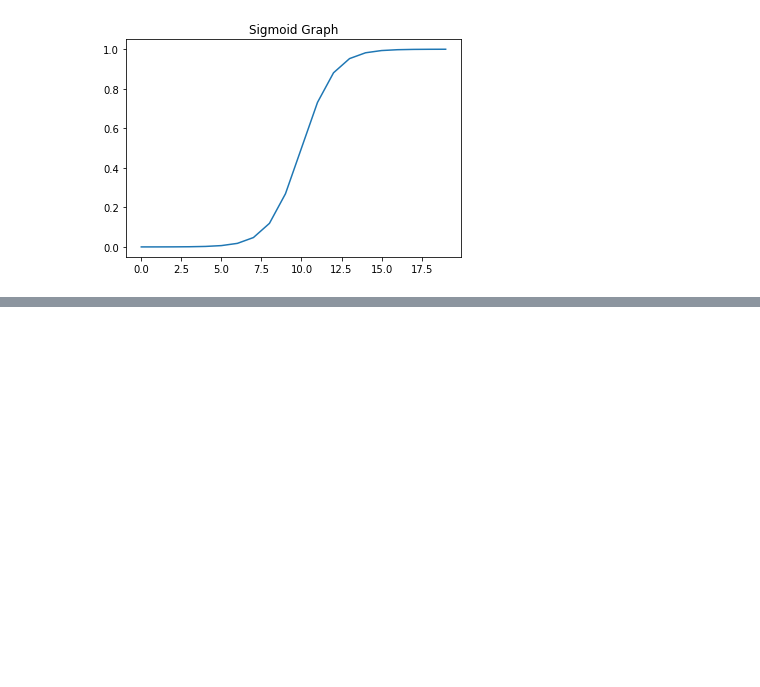
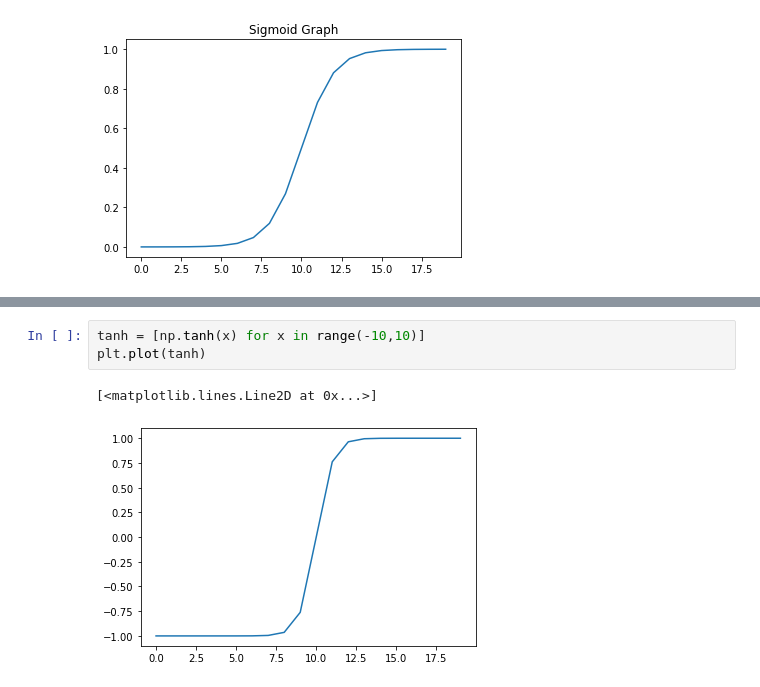
Before and after one commit to theadamsabra/VocalExtractor, a Jupyter notebook: CNN_Notes.ipynb, the cells around one changed output, grey strips where cells are left out. Cells and saved outputs as stored; diff of their text form; blank space fills up the shorter version.

```diff
--- a/CNN_Notes.ipynb
+++ b/CNN_Notes.ipynb
@@ -127,0 +136,6 @@ plt.plot(graph)
+# %%
+tanh = [np.tanh(x) for x in range(-10,10)]
+plt.plot(tanh)
+# %% [output]
+[<matplotlib.lines.Line2D at 0x...>]
+[figure, added]
```
Also changed, not shown: parts of 4 cells of this notebook.
